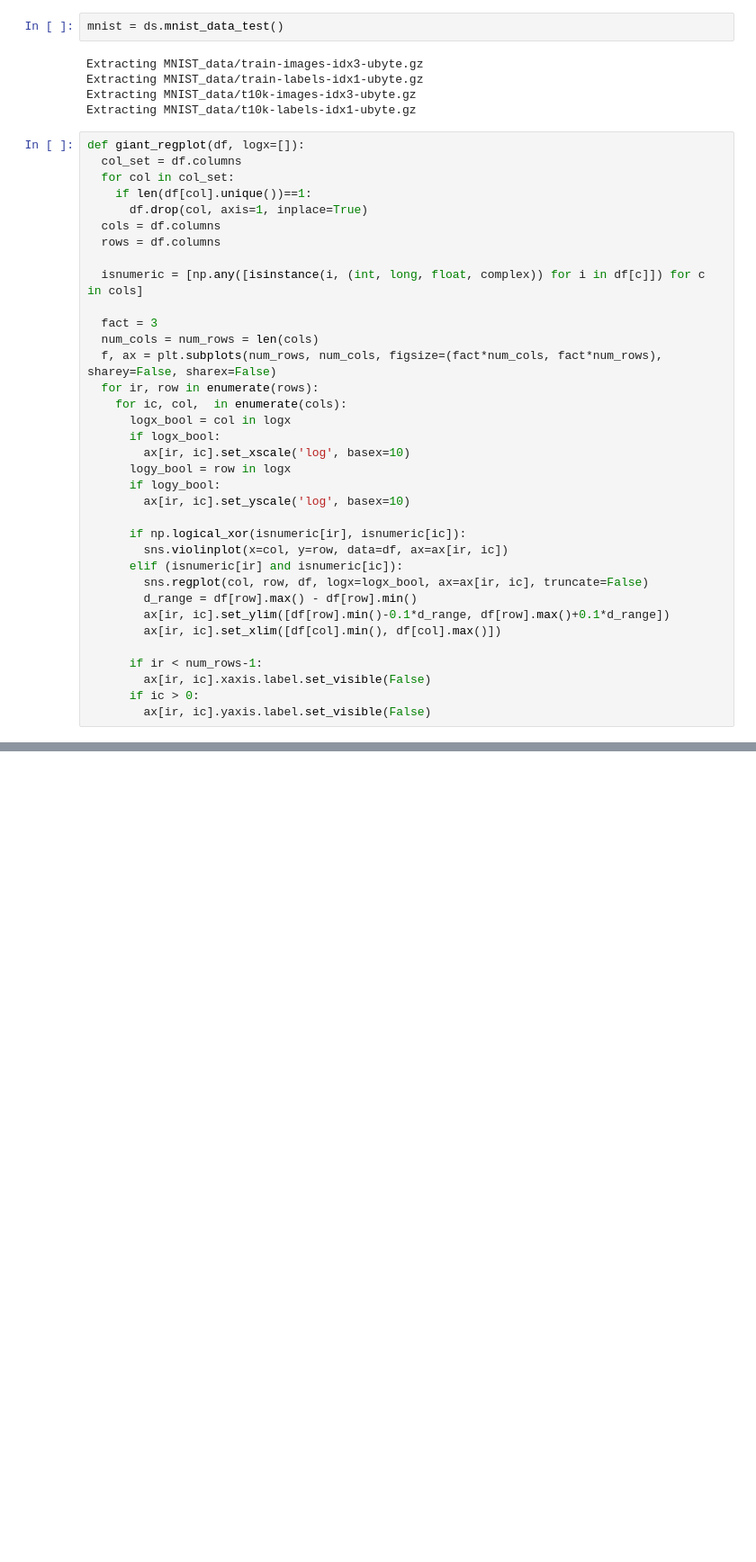
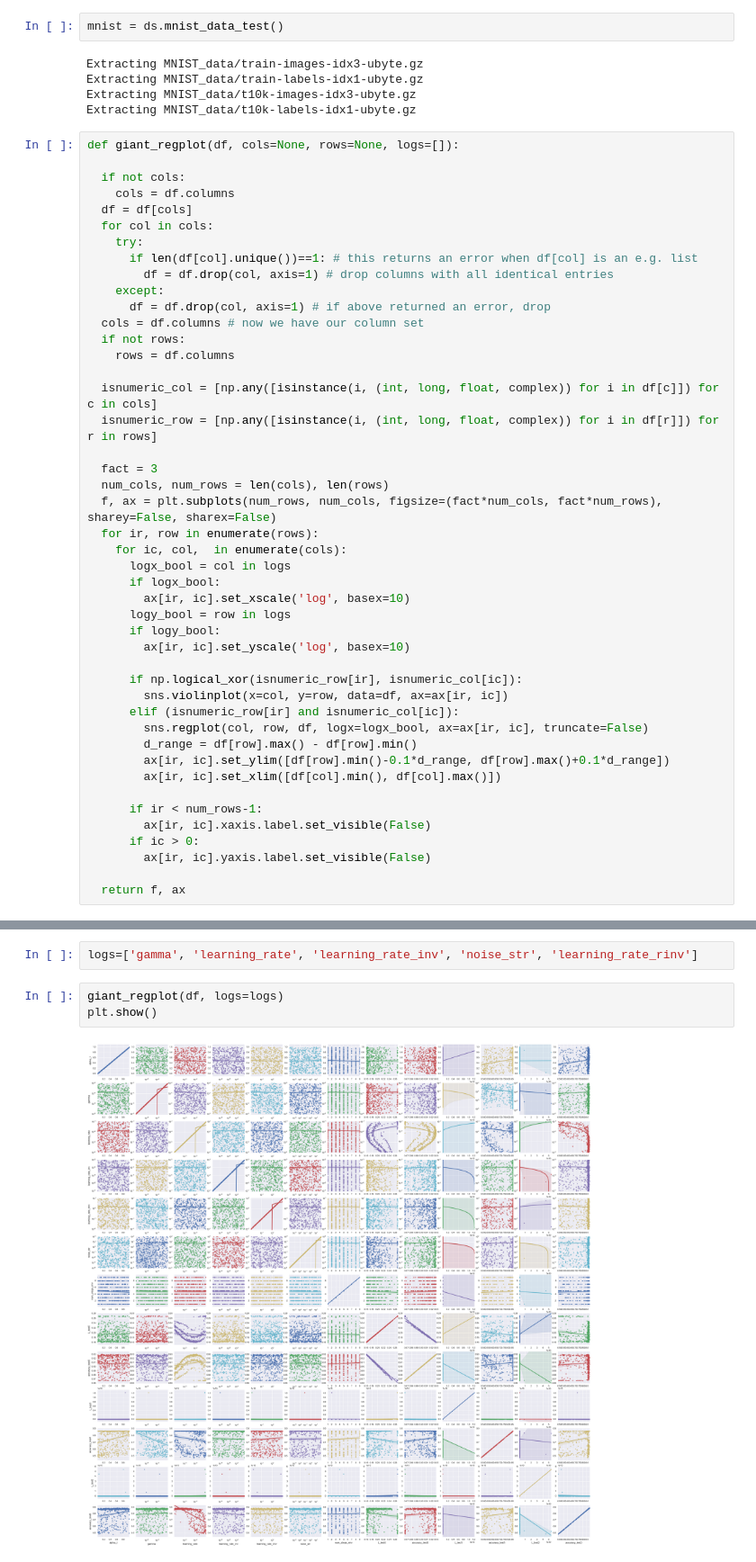
Before and after one commit to jsseely/tensorflow-target-prop, a Jupyter notebook: notebooks/170220 analyze hyperparameter run.ipynb, the cells around one changed output, grey strips where cells are left out. Shown at 90% size. Drawn from its saved outputs; the diff is of its cells as text; blank space fills up the shorter version.

```diff
--- a/notebooks/170220 analyze hyperparameter run.ipynb
+++ b/notebooks/170220 analyze hyperparameter run.ipynb
@@ -75,31 +76,39 @@ Extracting MNIST_data/train-labels-idx1-ubyte.gz
 Extracting MNIST_data/t10k-images-idx3-ubyte.gz
 Extracting MNIST_data/t10k-labels-idx1-ubyte.gz
 # %%
-def giant_regplot(df, logx=[]):
-  col_set = df.columns
-  for col in col_set:
-    if len(df[col].unique())==1:
-      df.drop(col, axis=1, inplace=True)
-  cols = df.columns
-  rows = df.columns
+def giant_regplot(df, cols=None, rows=None, logs=[]):
 
-  isnumeric = [np.any([isinstance(i, (int, long, float, complex)) for i in df[c]]) for c in cols]
+  if not cols:
+    cols = df.columns
+  df = df[cols]
+  for col in cols:
+    try:
+      if len(df[col].unique())==1: # this returns an error when df[col] is an e.g. list
+        df = df.drop(col, axis=1) # drop columns with all identical entries
+    except:
+      df = df.drop(col, axis=1) # if above returned an error, drop
+  cols = df.columns # now we have our column set
+  if not rows:
+    rows = df.columns
+
+  isnumeric_col = [np.any([isinstance(i, (int, long, float, complex)) for i in df[c]]) for c in cols]
+  isnumeric_row = [np.any([isinstance(i, (int, long, float, complex)) for i in df[r]]) for r in rows]
 
   fact = 3
-  num_cols = num_rows = len(cols)
+  num_cols, num_rows = len(cols), len(rows)
   f, ax = plt.subplots(num_rows, num_cols, figsize=(fact*num_cols, fact*num_rows), sharey=False, sharex=False)
   for ir, row in enumerate(rows):
     for ic, col,  in enumerate(cols):
-      logx_bool = col in logx
+      logx_bool = col in logs
       if logx_bool:
         ax[ir, ic].set_xscale('log', basex=10)
-      logy_bool = row in logx
+      logy_bool = row in logs
       if logy_bool:
         ax[ir, ic].set_yscale('log', basex=10)
 
-      if np.logical_xor(isnumeric[ir], isnumeric[ic]):
+      if np.logical_xor(isnumeric_row[ir], isnumeric_col[ic]):
         sns.violinplot(x=col, y=row, data=df, ax=ax[ir, ic])
-      elif (isnumeric[ir] and isnumeric[ic]):
+      elif (isnumeric_row[ir] and isnumeric_col[ic]):
         sns.regplot(col, row, df, logx=logx_bool, ax=ax[ir, ic], truncate=False)
         d_range = df[row].max() - df[row].min()
         ax[ir, ic].set_ylim([df[row].min()-0.1*d_range, df[row].max()+0.1*d_range])
@@ -109,3 +118,5 @@ def giant_regplot(df, logx=[]):
         ax[ir, ic].xaxis.label.set_visible(False)
       if ic > 0:
         ax[ir, ic].yaxis.label.set_visible(False)
+
+  return f, ax
@@ -111,0 +125,7 @@ def giant_regplot(df, logx=[]):
+# %%
+logs=['gamma', 'learning_rate', 'learning_rate_inv', 'noise_str', 'learning_rate_rinv']
+# %%
+giant_regplot(df, logs=logs)
+plt.show()
+# %% [output]
+[figure, added]
```
Also changed, not shown: parts of 19 cells of this notebook, 14 other files.
